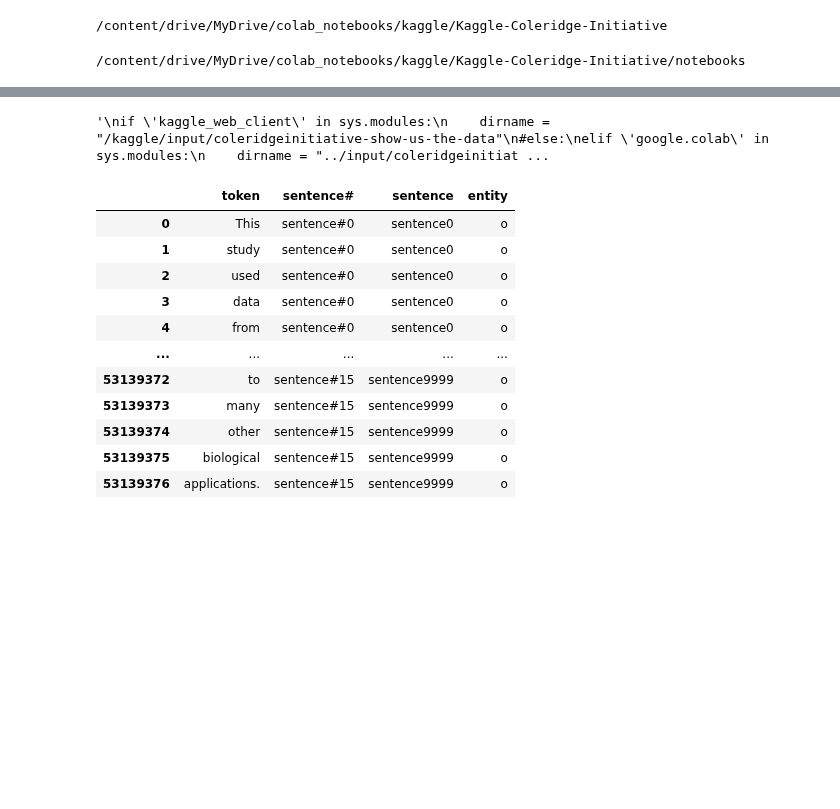
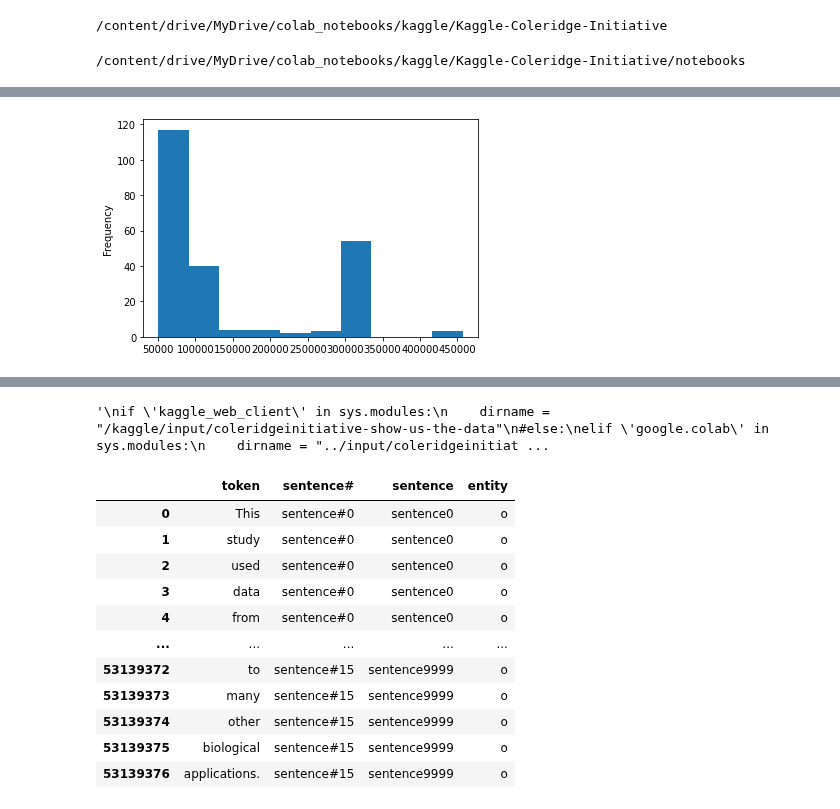
Before and after one commit to riow1983/Kaggle-Coleridge-Initiative, a Jupyter notebook: notebooks/nb003-annotation-data.ipynb, the cells around one changed output, grey strips where cells are left out. Saved outputs shown, nothing was run; the diff lists cells and outputs as text; code cells hidden in the pictures; blank space fills up the shorter version.

```diff
--- a/notebooks/nb003-annotation-data.ipynb
+++ b/notebooks/nb003-annotation-data.ipynb
@@ -124,0 +169,4 @@ pd.read_pickle("./dataset.pkl")
+# %%
+tmp[(tmp["length"] > 50_000)&(tmp["length"] <= 600_000)]["length"].plot.hist();
+# %% [output]
+[figure, added]
```
Also changed, not shown: parts of 36 cells of this notebook, 3 other files.
